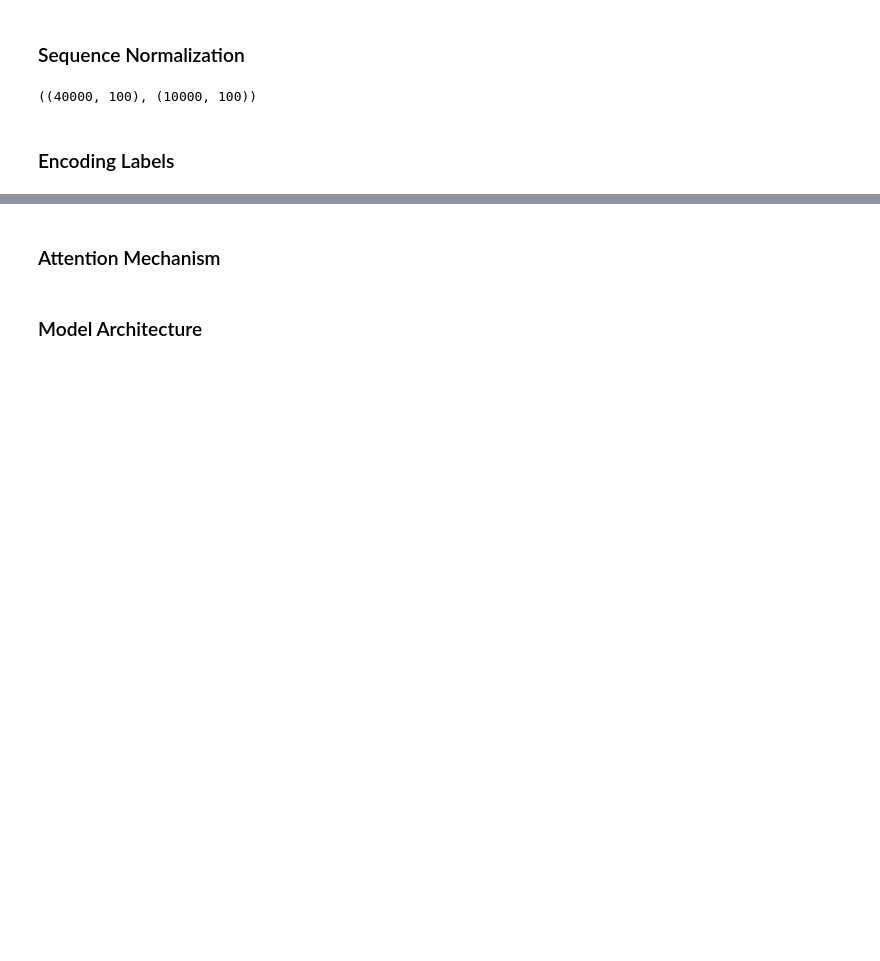
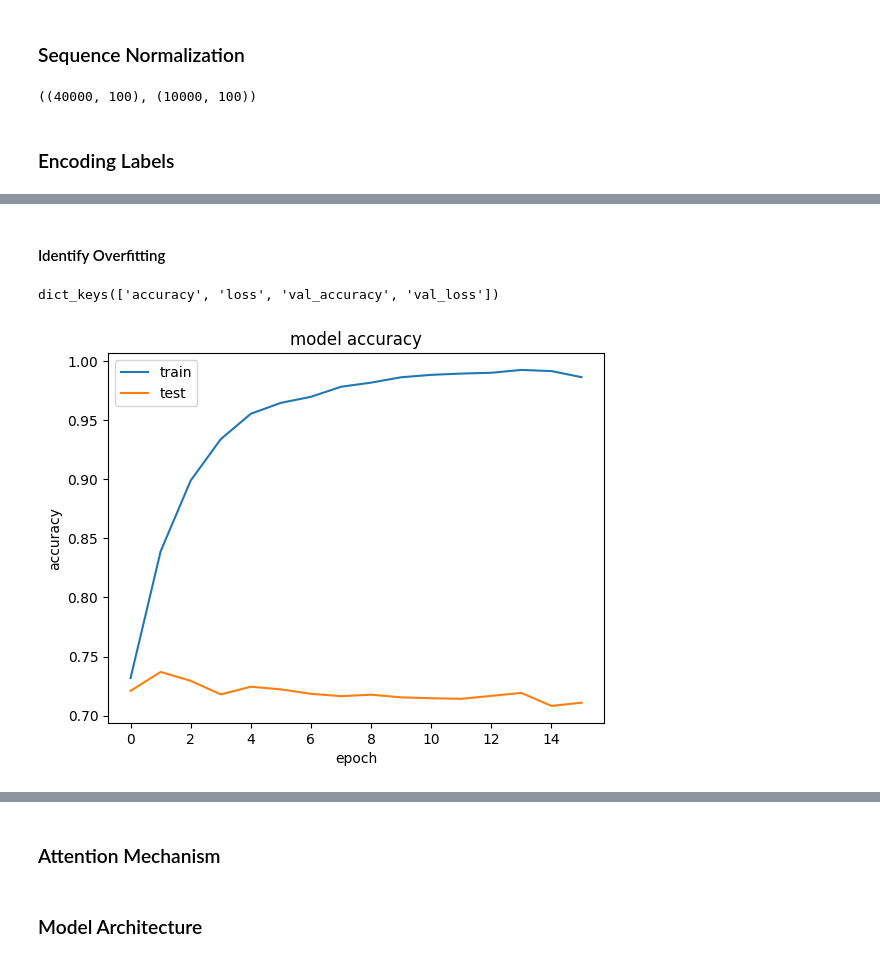
Before and after one commit to sains-data/Sentiment-Analysis-Using-GRU, a Jupyter notebook: Analysis GRU.ipynb, the cells around one changed output, grey strips where cells are left out. Saved outputs shown, nothing was run; the diff lists cells and outputs as text; code cells hidden in the pictures; blank space fills up the shorter version.

```diff
--- a/Analysis GRU.ipynb
+++ b/Analysis GRU.ipynb
@@ -233,0 +263,7 @@ y_test = le.transform(y_test)
+# %%
+epochs = 100
+batch_size = 128
+
+es = EarlyStopping(monitor='val_loss', mode='min', verbose=1, patience=15)
+mc = ModelCheckpoint('./best_model/best_model_bigru.keras', monitor='val_accuracy', mode='max', verbose=1, save_best_only=True)
+history = model_bigru.fit(X_train, y_train,  batch_size=batch_size, shuffle=True, validation_split=0.2, epochs=epochs, verbose=1, callbacks=[es, mc])
@@ -233,0 +301,16 @@ y_test = le.transform(y_test)
+# %% [markdown]
+#### Identify Overfitting
+# %%
+print(history.history.keys())
+# summarize history for accuracy
+plt.plot(history.history['accuracy'])
+plt.plot(history.history['val_accuracy'])
+plt.title('model accuracy')
+plt.ylabel('accuracy')
+plt.xlabel('epoch')
+plt.legend(['train', 'test'], loc='upper left')
+plt.savefig('model akurasi dropout 0.5 balance.jpg')
+plt.show()
+# %% [output]
+dict_keys(['accuracy', 'loss', 'val_accuracy', 'val_loss'])
+[figure, added]
```
Also changed, not shown: parts of 40 cells of this notebook.
